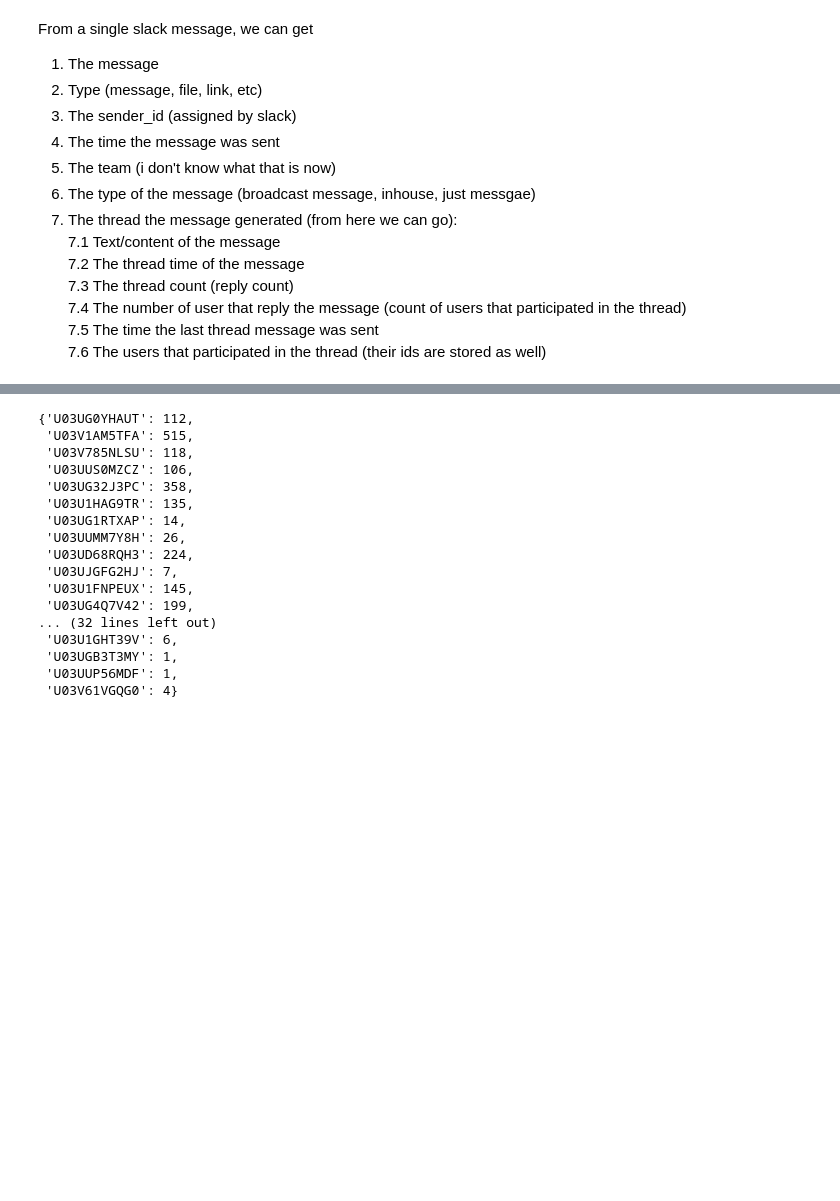
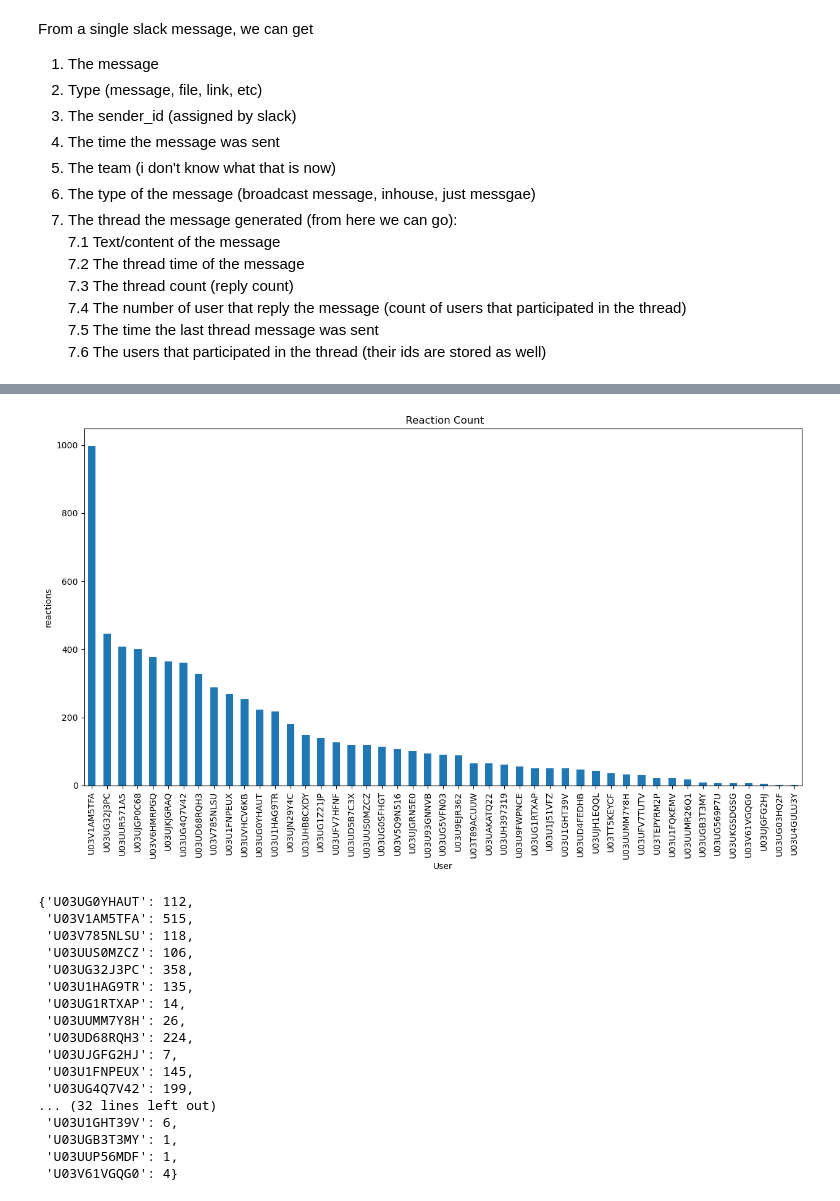
Before and after one commit to beltobel/10Academy-week0-repo, a Jupyter notebook: notebooks/parse_slack_data.ipynb, the cells around one changed output, grey strips where cells are left out. Cells and saved outputs as stored; diff of their text form; code cells hidden in the pictures; blank space fills up the shorter version.

Commit message:
several EDA is used to visualize message reaction

```diff
--- a/notebooks/parse_slack_data.ipynb
+++ b/notebooks/parse_slack_data.ipynb
@@ -226,4 +159,4 @@ def parse_slack_reaction(path, channel):
     df_reaction['channel'] = channel
     return df_reaction
 # %%
-parse_slack_reaction(data_path, 'channel')
+parse_dataframe =parse_slack_reaction(data_path, 'channel')
@@ -244,3 +179,17 @@ parse_slack_reaction(data_path, 'channel')
+# %%
+def replies_user(data: pd):
+    grouped_df = data.groupby('user_id')['reaction_count'].sum()
+    grouped_df = grouped_df.sort_values(ascending=False)
+    grouped_df.plot(kind='bar', figsize=(15, 7.5))
+
+    plt.title(' Reaction Count')
+    plt.xlabel('User')
+    plt.ylabel('reactions')
+    plt.show()
+# %%
+replies_user(parse_dataframe)
+# %% [output]
+[figure, added]
 # %%
 def get_community_participation(path):
     """ specify path to get json files"""
```
Also changed, not shown: parts of 23 cells of this notebook, 1 other file.
